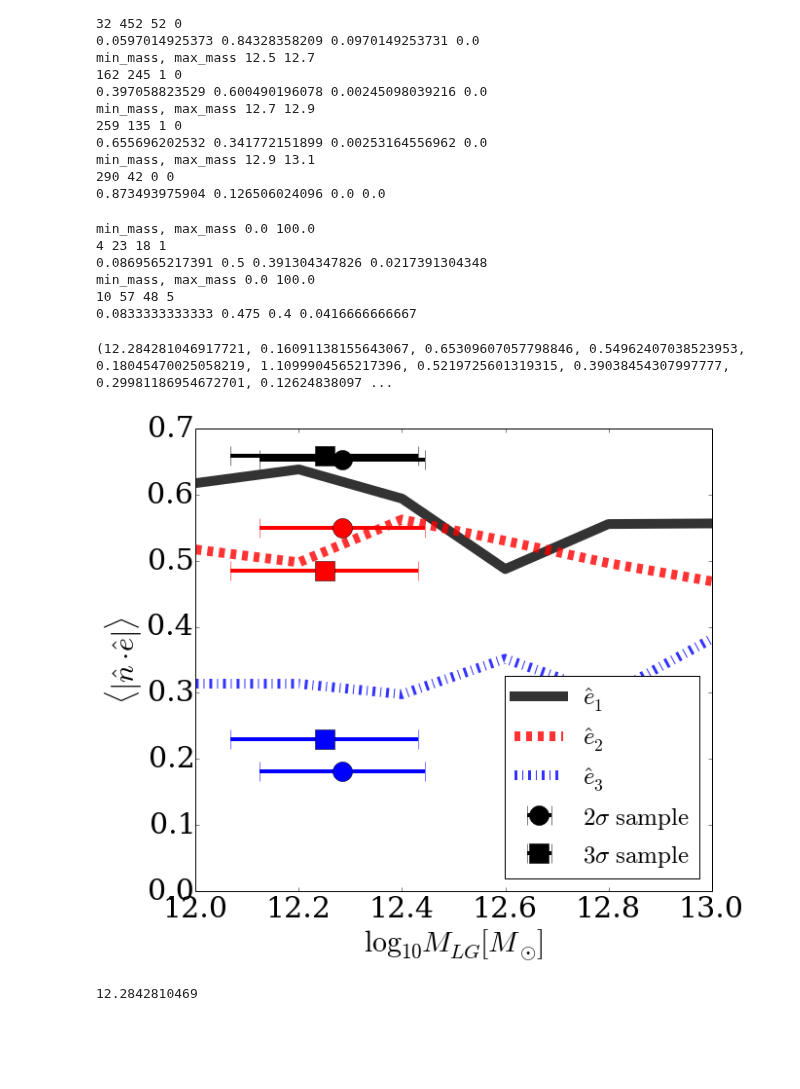
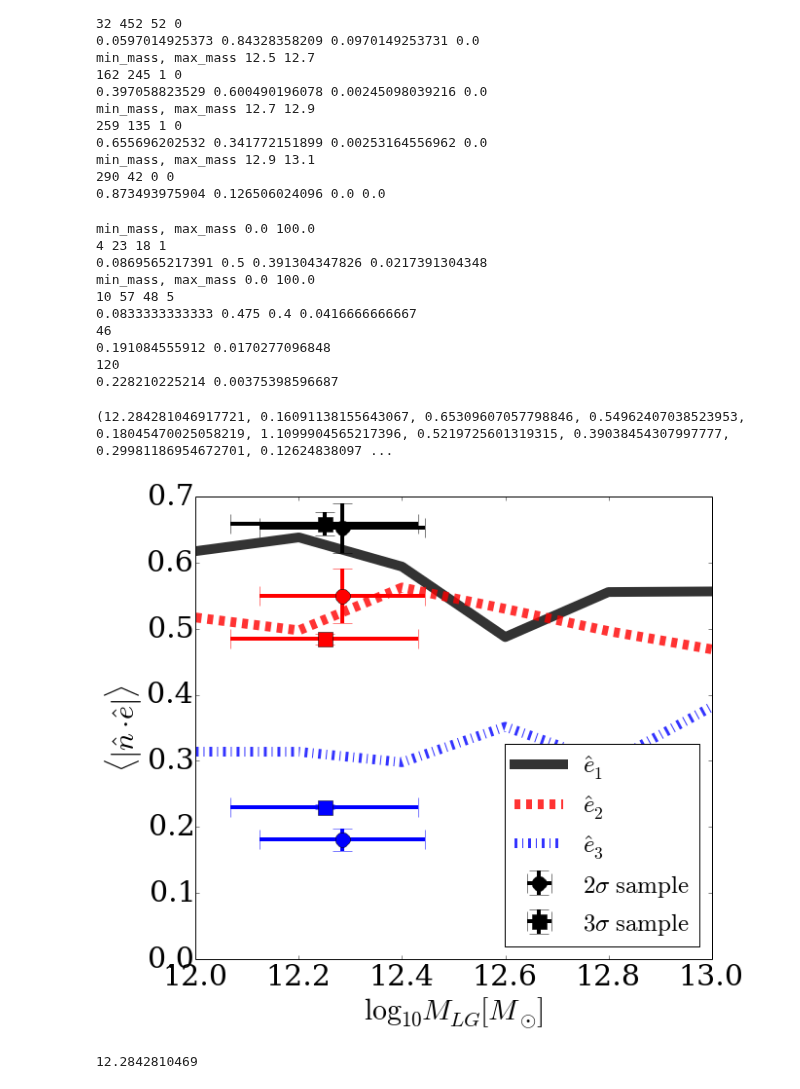
Before and after one commit to forero/LGEnvironment, a Jupyter notebook: code/MassDependencies.ipynb, the cells around one changed output. Drawn from its saved outputs; the diff is of its cells as text; code cells hidden in the pictures; blank space fills up the shorter version.

Commit message:
bootstrap error estimation

```diff
--- a/code/MassDependencies.ipynb
+++ b/code/MassDependencies.ipynb
@@ -201,6 +245,8 @@ min_mass, max_mass 12.9 13.1
 # %%
 stats_2S = median_in_mass_bin(halo_data_2S, web_data_2S)
 stats_3S = median_in_mass_bin(halo_data_3S, web_data_3S)
+bootstrap_stats_2S = median_bootstrap_in_mass_bin(halo_data_2S, web_data_2S)
+bootstrap_stats_3S = median_bootstrap_in_mass_bin(halo_data_3S, web_data_3S)
 # %% [output]
 min_mass, max_mass 0.0 100.0
 4 23 18 1
@@ -208,6 +254,10 @@ min_mass, max_mass 0.0 100.0
 min_mass, max_mass 0.0 100.0
 10 57 48 5
 0.0833333333333 0.475 0.4 0.0416666666667
+46
+0.191084555912 0.0170277096848
+120
+0.228210225214 0.00375398596687
 # %%
 def enlarge_labels(ax, size=20):
     ticklabels_x = ax.get_xticklabels()
@@ -221,37 +271,37 @@ def enlarge_labels(ax, size=20):
 # %%
 fig = figure(figsize=(9.5,8.5))
 ax = axes()
 enlarge_labels(ax, size=30)
 ax.set_xlabel("$\log_{10} M_{LG} [M_{\odot}]$",fontsize=30)
 ax.set_ylabel(r"$\langle|\hat{n}\cdot\hat{e}|\rangle$",fontsize=30)
 
 plot(log_mass_center, median_mu_normal_eigenv1, '-', color='black', linewidth=10, alpha=0.8, label='$\hat{e}_1$')
 plot(log_mass_center, median_mu_normal_eigenv2, '--', color='red', linewidth=10, alpha=0.8, label='$\hat{e}_2$')
 plot(log_mass_center, median_mu_normal_eigenv3, '-.', color='blue', linewidth=10, alpha=0.8, label='$\hat{e}_3$')
 print stats_2S
 
 
-errorbar(stats_2S[0], stats_2S[2], xerr=stats_2S[1], fmt='o', color='black',ms=20, elinewidth=4,capsize=10, label="$2\sigma\ \mathrm{sample}$")
-errorbar(stats_2S[0], stats_2S[3], xerr=stats_2S[1], fmt='o', color='red',ms=20,elinewidth=4,capsize=10)
-errorbar(stats_2S[0], stats_2S[4], xerr=stats_2S[1], fmt='o', color='blue',ms=20, elinewidth=4,capsize=10)
+errorbar(stats_2S[0], stats_2S[2], xerr=stats_2S[1], yerr=bootstrap_stats_2S[1], fmt='o', color='black',ms=15, elinewidth=4,capsize=10, label="$2\sigma\ \mathrm{sample}$")
+errorbar(stats_2S[0], stats_2S[3], xerr=stats_2S[1], yerr=bootstrap_stats_2S[3], fmt='o', color='red',ms=15,elinewidth=4,capsize=10)
+errorbar(stats_2S[0], stats_2S[4], xerr=stats_2S[1], yerr=bootstrap_stats_2S[5], fmt='o', color='blue',ms=15, elinewidth=4,capsize=10)
 
-errorbar(stats_3S[0], stats_3S[2], xerr=stats_3S[1], fmt='bs', color='black',ms=20,elinewidth=4,capsize=10, label="$3\sigma\ \mathrm{sample}$")
-errorbar(stats_3S[0], stats_3S[3], xerr=stats_3S[1], fmt='bs', color='red',ms=20,elinewidth=4,capsize=10)
-errorbar(stats_3S[0], stats_3S[4], xerr=stats_3S[1], fmt='bs', color='blue',ms=20,elinewidth=4,capsize=10)
+errorbar(stats_3S[0], stats_3S[2], xerr=stats_3S[1], yerr=bootstrap_stats_3S[1], fmt='bs', color='black',ms=15,elinewidth=4,capsize=10, label="$3\sigma\ \mathrm{sample}$")
+errorbar(stats_3S[0], stats_3S[3], xerr=stats_3S[1], yerr=bootstrap_stats_3S[3], fmt='bs', color='red',ms=15,elinewidth=4,capsize=10)
+errorbar(stats_3S[0], stats_3S[4], xerr=stats_3S[1], yerr=bootstrap_stats_3S[5],fmt='bs', color='blue',ms=15,elinewidth=4,capsize=10)
 
 ax.legend(loc=4, scatterpoints=1, prop={'size':25}, numpoints=1)
 
 #ax.set_title("$\mathrm{lines:\ general\ sample\ -\ symbols:\ 2\sigma -3\sigma\ samples}$", fontsize=25)
 ax.set_xlim([12.0,13.0])
 ax.set_ylim([0.0,0.7])
 
 filename="median_mass_alignment"
 savefig(filename + '.eps',format = 'eps', transparent=True)
 savefig(filename + '.pdf',format = 'pdf', transparent=True)
 savefig(filename + '.png',format = 'png', transparent=True)
 # %% [output]
 (12.284281046917721, 0.16091138155643067, 0.65309607057798846, 0.54962407038523953, 0.18045470025058219, 1.1099904565217396, 0.5219725601319315, 0.39038454307997777, 0.29981186954672701, 0.12624838097 ...
-[figure, old version]
+[figure, new version]
 # %%
 fig = figure(figsize=(9.5,8.5))
 ax = axes()
```
Also changed, not shown: parts of 4 cells of this notebook.
